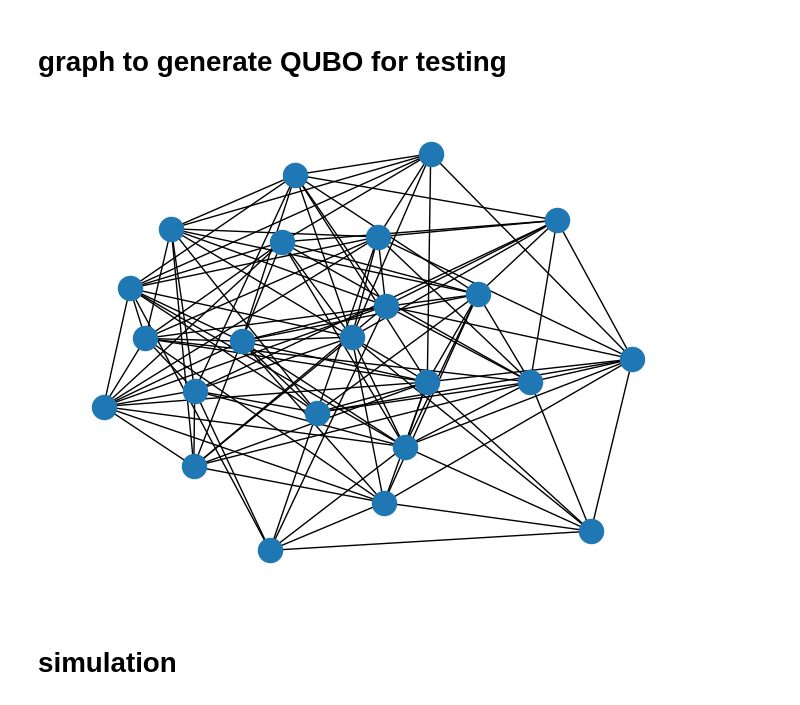
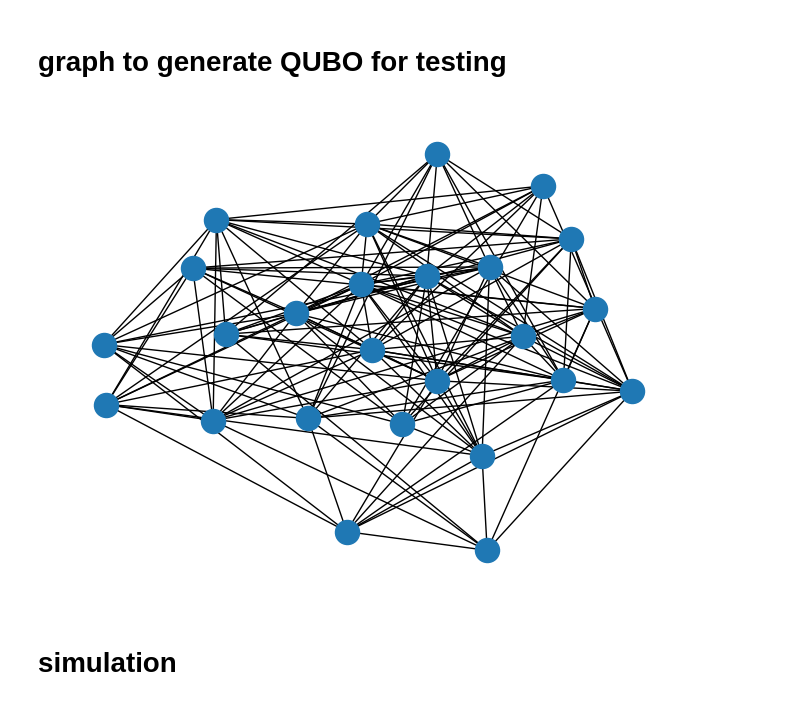
Before and after one commit to akos-nagy/FPGAS_for_QUBO, a Jupyter notebook: code/FPGAS_testing.ipynb, the cells around one changed output. Saved outputs shown, nothing was run; the diff lists cells and outputs as text; code cells hidden in the pictures.

```diff
--- a/code/FPGAS_testing.ipynb
+++ b/code/FPGAS_testing.ipynb
@@ -83,21 +49,24 @@ def gas_updater(phi, m, p):
 # graph to generate QUBO for testing
 # %%
 # random, connected graph
-NumberOfVertices, EdgeProbability = 23, 5e-1
+NumberOfVertices, EdgeProbability = 25, 5e-1
 Graph = nx.erdos_renyi_graph(NumberOfVertices, EdgeProbability)
 while not nx.is_connected(Graph):
     Graph = nx.erdos_renyi_graph(NumberOfVertices, EdgeProbability)
 nx.draw(Graph, with_labels=False)
 GraphLaplacian = nx.laplacian_matrix(Graph).toarray()
 
 # let's get rid of the vertex with the highest degree; this step is not necessary, but saves one qubit
 maxdegvertex = np.argmax(np.diag(GraphLaplacian))
 Q = np.delete(np.delete(GraphLaplacian, maxdegvertex, 0), maxdegvertex, 1)
 
 cuts = qubo_values(Q)
 MaxCut = np.max(cuts)
+
+cut_values = np.unique(cuts)
+p0 = np.array([np.count_nonzero(cuts == cut) for cut in cut_values]) / cuts.shape[0]
 # %% [output]
-[figure, old version]
+[figure, new version]
 # %% [markdown]
 # simulation
 # %%
```
Also changed, not shown: parts of 19 cells of this notebook.
